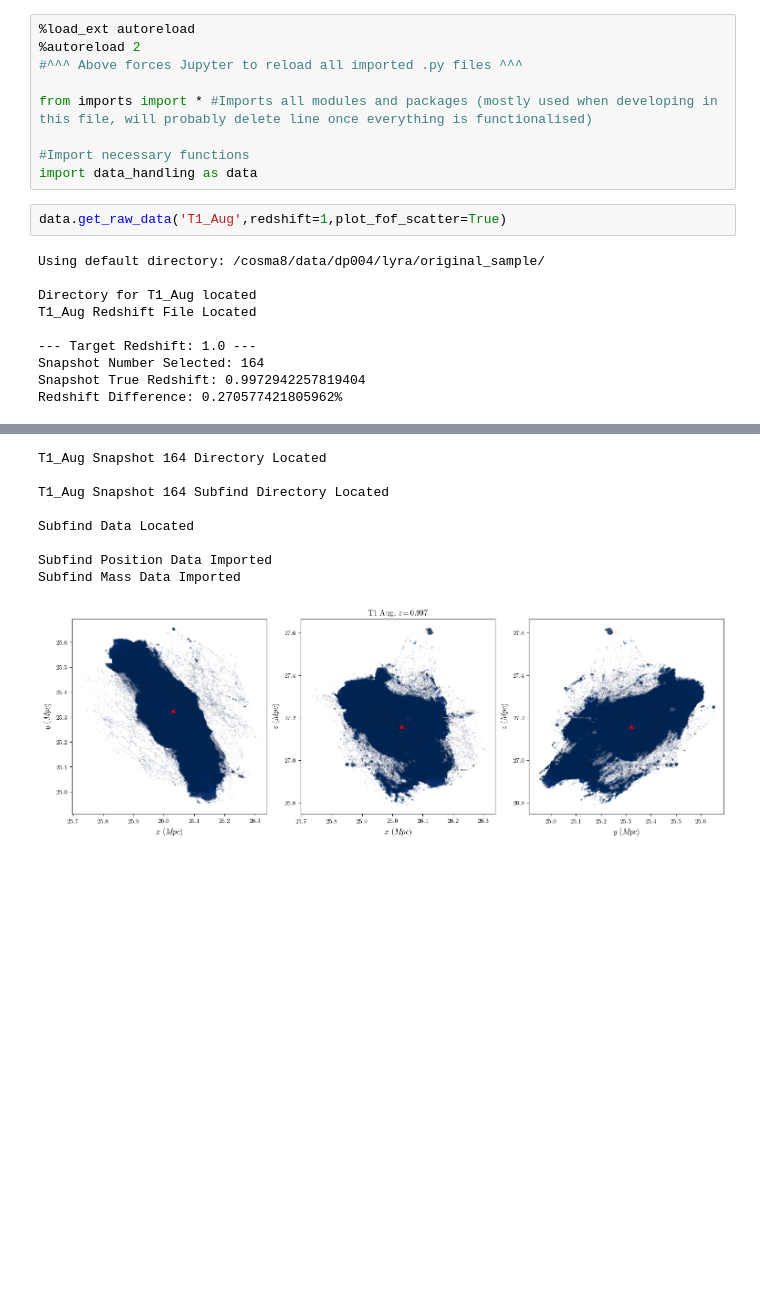
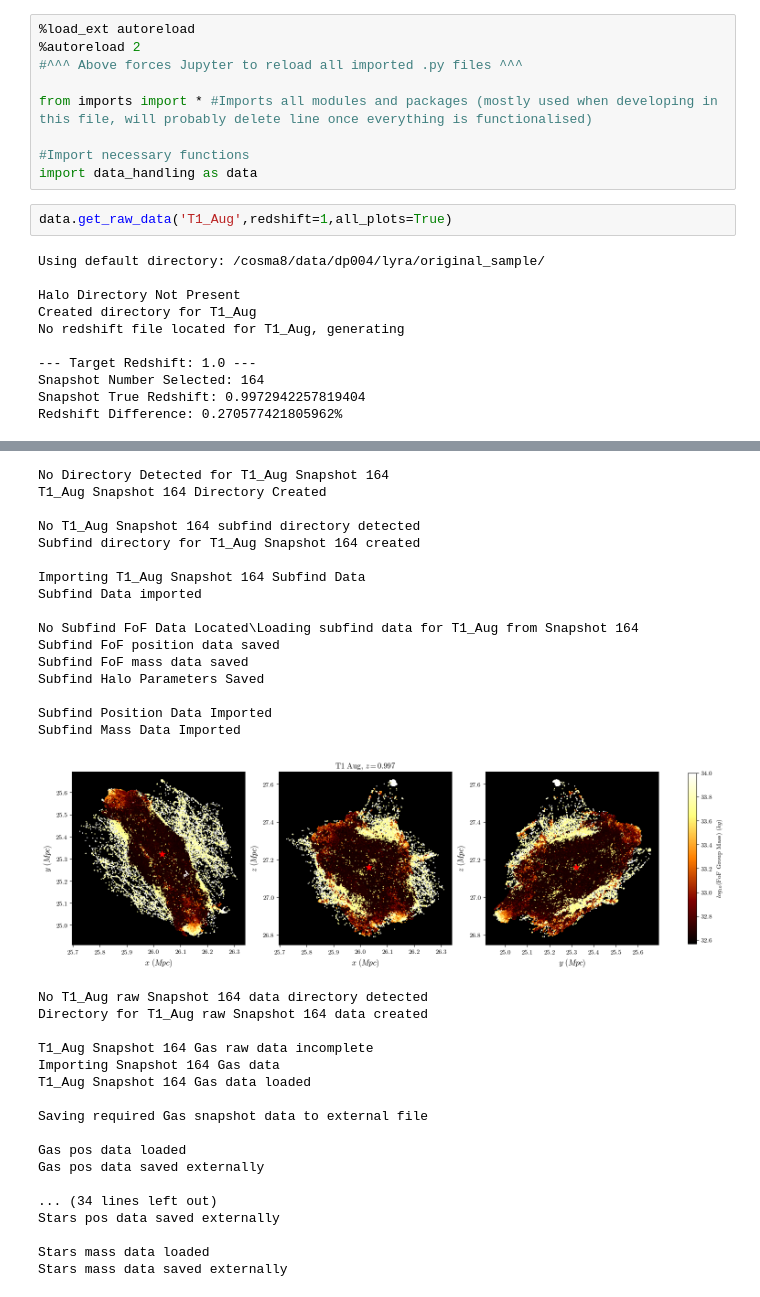
Before and after one commit to definitely-not-rory/masters, a Jupyter notebook: object_only.ipynb, the cells around one changed output, grey strips where cells are left out. Drawn from its saved outputs; the diff is of its cells as text; blank space fills up the shorter version.

Commit message:
raw data importer done!

```diff
--- a/object_only.ipynb
+++ b/object_only.ipynb
@@ -8,24 +8,50 @@ from imports import * #Imports all modules and packages (mostly used when develo
 #Import necessary functions
 import data_handling as data
 # %%
-data.get_raw_data('T1_Aug',redshift=1,plot_fof_scatter=True)
+data.get_raw_data('T1_Aug',redshift=1,all_plots=True)
 # %% [output]
 Using default directory: /cosma8/data/dp004/lyra/original_sample/
 
-Directory for T1_Aug located
-T1_Aug Redshift File Located
+Halo Directory Not Present
+Created directory for T1_Aug
+No redshift file located for T1_Aug, generating
 
 --- Target Redshift: 1.0 ---
 Snapshot Number Selected: 164
 Snapshot True Redshift: 0.9972942257819404
 Redshift Difference: 0.270577421805962%
 [figure]
-T1_Aug Snapshot 164 Directory Located
+No Directory Detected for T1_Aug Snapshot 164
+T1_Aug Snapshot 164 Directory Created
 
-T1_Aug Snapshot 164 Subfind Directory Located
+No T1_Aug Snapshot 164 subfind directory detected
+Subfind directory for T1_Aug Snapshot 164 created
 
-Subfind Data Located
+Importing T1_Aug Snapshot 164 Subfind Data
+Subfind Data imported
+
+No Subfind FoF Data Located\Loading subfind data for T1_Aug from Snapshot 164
+Subfind FoF position data saved
+Subfind FoF mass data saved
+Subfind Halo Parameters Saved
 
 Subfind Position Data Imported
 Subfind Mass Data Imported
-[figure, old version]
+[figure, new version]
+No T1_Aug raw Snapshot 164 data directory detected
+Directory for T1_Aug raw Snapshot 164 data created
+
+T1_Aug Snapshot 164 Gas raw data incomplete
+Importing Snapshot 164 Gas data
+T1_Aug Snapshot 164 Gas data loaded
+
+Saving required Gas snapshot data to external file
+
+Gas pos data loaded
+Gas pos data saved externally
+
+... (34 lines left out)
+Stars pos data saved externally
+
+Stars mass data loaded
+Stars mass data saved externally
```
Also changed, not shown: 5 other files.
